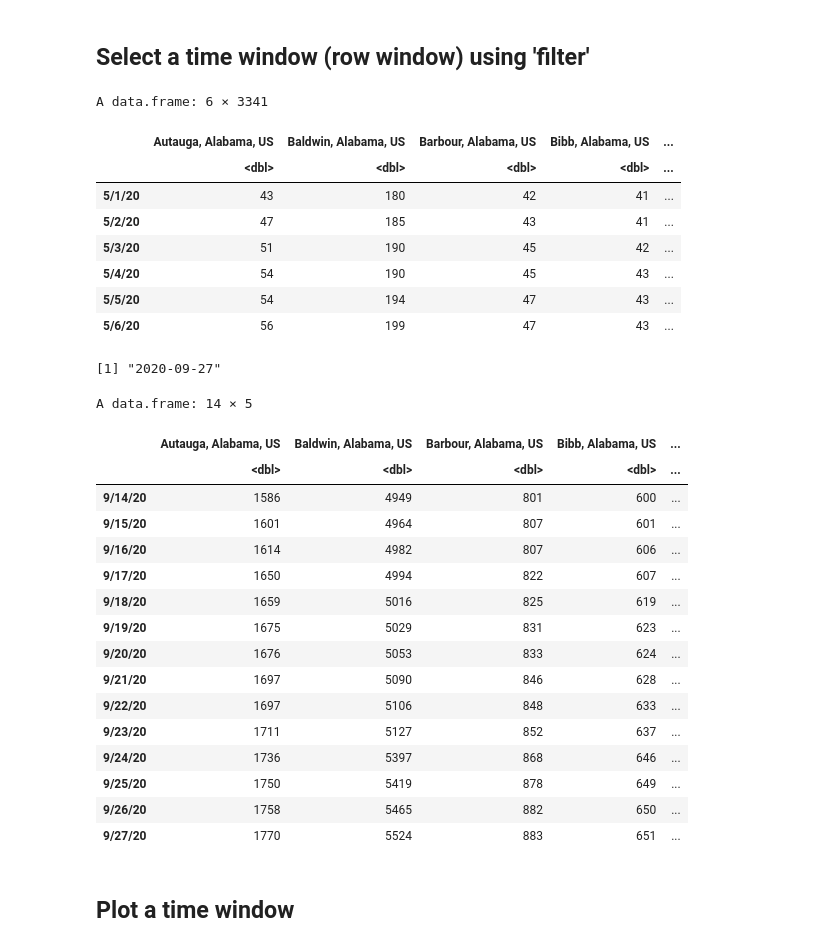
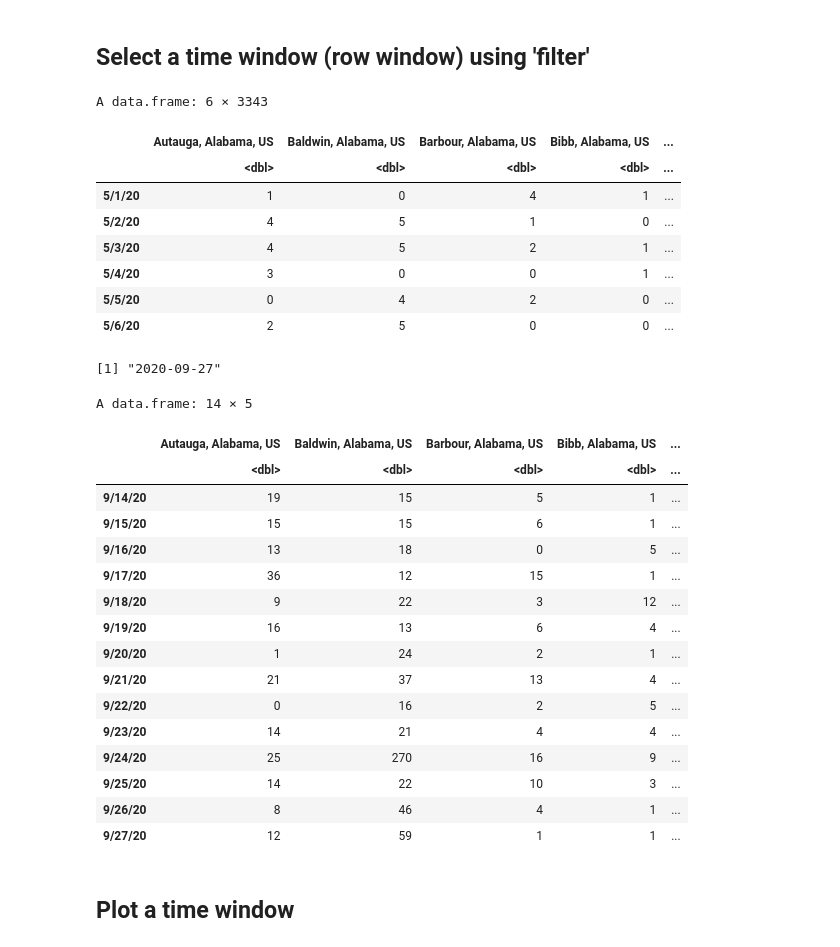
Before and after one commit to hongqin/R_COVID19_student_bootcamp2022June, a Jupyter notebook: R_coding_bootcamp_2022June.ipynb, the cells around one changed output. Saved outputs shown, nothing was run; the diff lists cells and outputs as text; code cells hidden in the pictures.

```diff
--- a/R_coding_bootcamp_2022June.ipynb
+++ b/R_coding_bootcamp_2022June.ipynb
@@ -697,42 +574,42 @@ A data.frame: 6 × 3341
 # %% [markdown]
 ## Select a time window (row window) using 'filter'
 # %%
-tb1 %>% filter( dates > mdy("4/30/2020"), dates < mdy("5/31/20")) %>% head()
+tb %>% dplyr::filter( dates > mdy("4/30/2020") &  dates < mdy("5/31/20")) %>% head()
 # %% [output]
-A data.frame: 6 × 3341
+A data.frame: 6 × 3343
 |  | Autauga, Alabama, US | Baldwin, Alabama, US | Barbour, Alabama, US | Bibb, Alabama, US | ... |
 |  | <dbl> | <dbl> | <dbl> | <dbl> | ... |
-| 5/1/20 | 43 | 180 | 42 | 41 | ... |
-| 5/2/20 | 47 | 185 | 43 | 41 | ... |
-| 5/3/20 | 51 | 190 | 45 | 42 | ... |
-| 5/4/20 | 54 | 190 | 45 | 43 | ... |
-| 5/5/20 | 54 | 194 | 47 | 43 | ... |
-| 5/6/20 | 56 | 199 | 47 | 43 | ... |
+| 5/1/20 | 1 | 0 | 4 | 1 | ... |
+| 5/2/20 | 4 | 5 | 1 | 0 | ... |
+| 5/3/20 | 4 | 5 | 2 | 1 | ... |
+| 5/4/20 | 3 | 0 | 0 | 1 | ... |
+| 5/5/20 | 0 | 4 | 2 | 0 | ... |
+| 5/6/20 | 2 | 5 | 0 | 0 | ... |
 # %%
 start = mdy("9/14/20")
 start + ddays(13)
 # %% [output]
 [1] "2020-09-27"
 # %%
-tb1 %>% dplyr::filter( dates >= start, dates <=  start + ddays(13)) %>% dplyr::select(1:5)
+tb %>% dplyr::filter( dates >= start, dates <=  start + ddays(13)) %>% dplyr::select(1:5)
 # %% [output]
 A data.frame: 14 × 5
 |  | Autauga, Alabama, US | Baldwin, Alabama, US | Barbour, Alabama, US | Bibb, Alabama, US | ... |
 |  | <dbl> | <dbl> | <dbl> | <dbl> | ... |
-| 9/14/20 | 1586 | 4949 | 801 | 600 | ... |
-| 9/15/20 | 1601 | 4964 | 807 | 601 | ... |
-| 9/16/20 | 1614 | 4982 | 807 | 606 | ... |
-| 9/17/20 | 1650 | 4994 | 822 | 607 | ... |
-| 9/18/20 | 1659 | 5016 | 825 | 619 | ... |
-| 9/19/20 | 1675 | 5029 | 831 | 623 | ... |
-| 9/20/20 | 1676 | 5053 | 833 | 624 | ... |
-| 9/21/20 | 1697 | 5090 | 846 | 628 | ... |
-| 9/22/20 | 1697 | 5106 | 848 | 633 | ... |
-| 9/23/20 | 1711 | 5127 | 852 | 637 | ... |
-| 9/24/20 | 1736 | 5397 | 868 | 646 | ... |
-| 9/25/20 | 1750 | 5419 | 878 | 649 | ... |
-| 9/26/20 | 1758 | 5465 | 882 | 650 | ... |
-| 9/27/20 | 1770 | 5524 | 883 | 651 | ... |
+| 9/14/20 | 19 | 15 | 5 | 1 | ... |
+| 9/15/20 | 15 | 15 | 6 | 1 | ... |
+| 9/16/20 | 13 | 18 | 0 | 5 | ... |
+| 9/17/20 | 36 | 12 | 15 | 1 | ... |
+| 9/18/20 | 9 | 22 | 3 | 12 | ... |
+| 9/19/20 | 16 | 13 | 6 | 4 | ... |
+| 9/20/20 | 1 | 24 | 2 | 1 | ... |
+| 9/21/20 | 21 | 37 | 13 | 4 | ... |
+| 9/22/20 | 0 | 16 | 2 | 5 | ... |
+| 9/23/20 | 14 | 21 | 4 | 4 | ... |
+| 9/24/20 | 25 | 270 | 16 | 9 | ... |
+| 9/25/20 | 14 | 22 | 10 | 3 | ... |
+| 9/26/20 | 8 | 46 | 4 | 1 | ... |
+| 9/27/20 | 12 | 59 | 1 | 1 | ... |
 # %% [markdown]
 ## Plot a time window
 # %%
```
Also changed, not shown: parts of 51 cells of this notebook.
